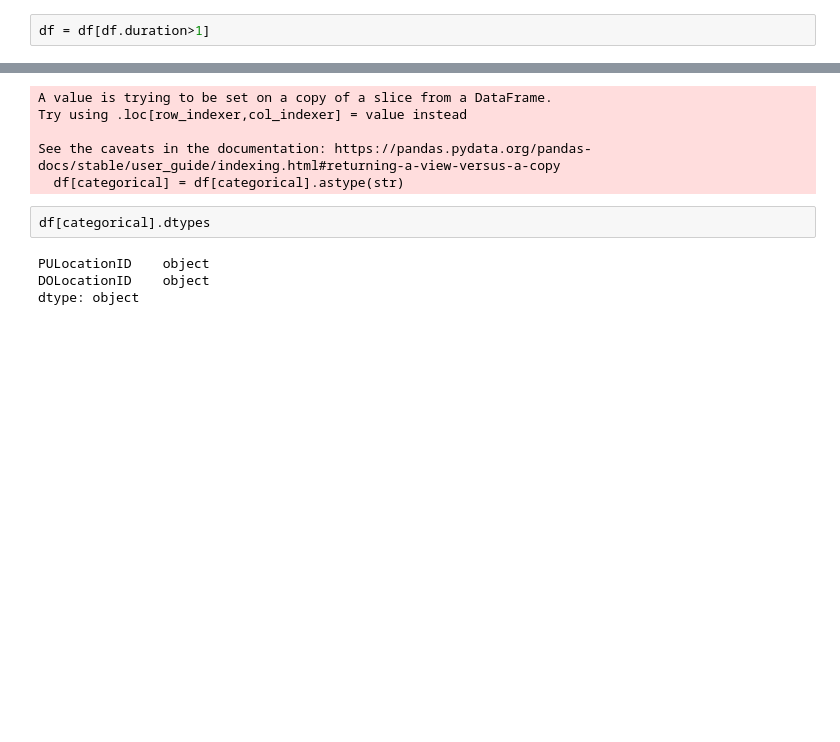
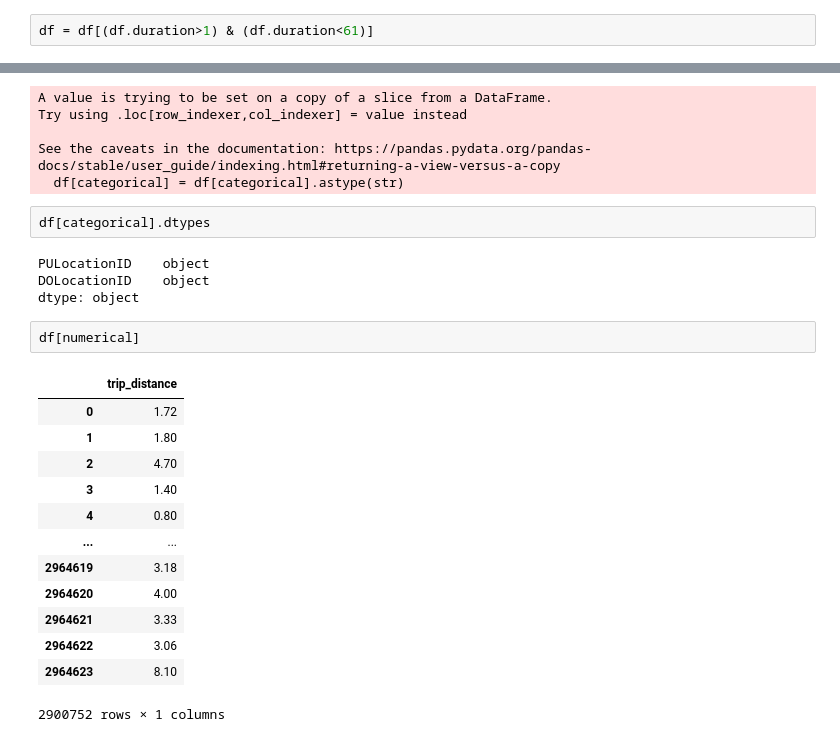
Before and after one commit to TroyaCh/MLOps, a Jupyter notebook: 01-intro/homework.ipynb, the cells around one changed output, grey strips where cells are left out. Cells and saved outputs as stored; diff of their text form; blank space fills up the shorter version.

```diff
--- a/01-intro/homework.ipynb
+++ b/01-intro/homework.ipynb
@@ -60,5 +75,5 @@ Name: duration, dtype: float64
 # %%
-df = df[df.duration>1]
+df = df[(df.duration>1) & (df.duration<61)]
 # %%
 df
 # %% [output]
@@ -92,3 +107,19 @@ df[categorical].dtypes
 PULocationID    object
 DOLocationID    object
 dtype: object
+# %%
+df[numerical]
+# %% [output]
+|  | trip_distance |
+| 0 | 1.72 |
+| 1 | 1.80 |
+| 2 | 4.70 |
+| 3 | 1.40 |
+| 4 | 0.80 |
+| ... | ... |
+| 2964619 | 3.18 |
+| 2964620 | 4.00 |
+| 2964621 | 3.33 |
+| 2964622 | 3.06 |
+| 2964623 | 8.10 |
+2900752 rows × 1 columns
```
Also changed, not shown: parts of 15 cells of this notebook.
